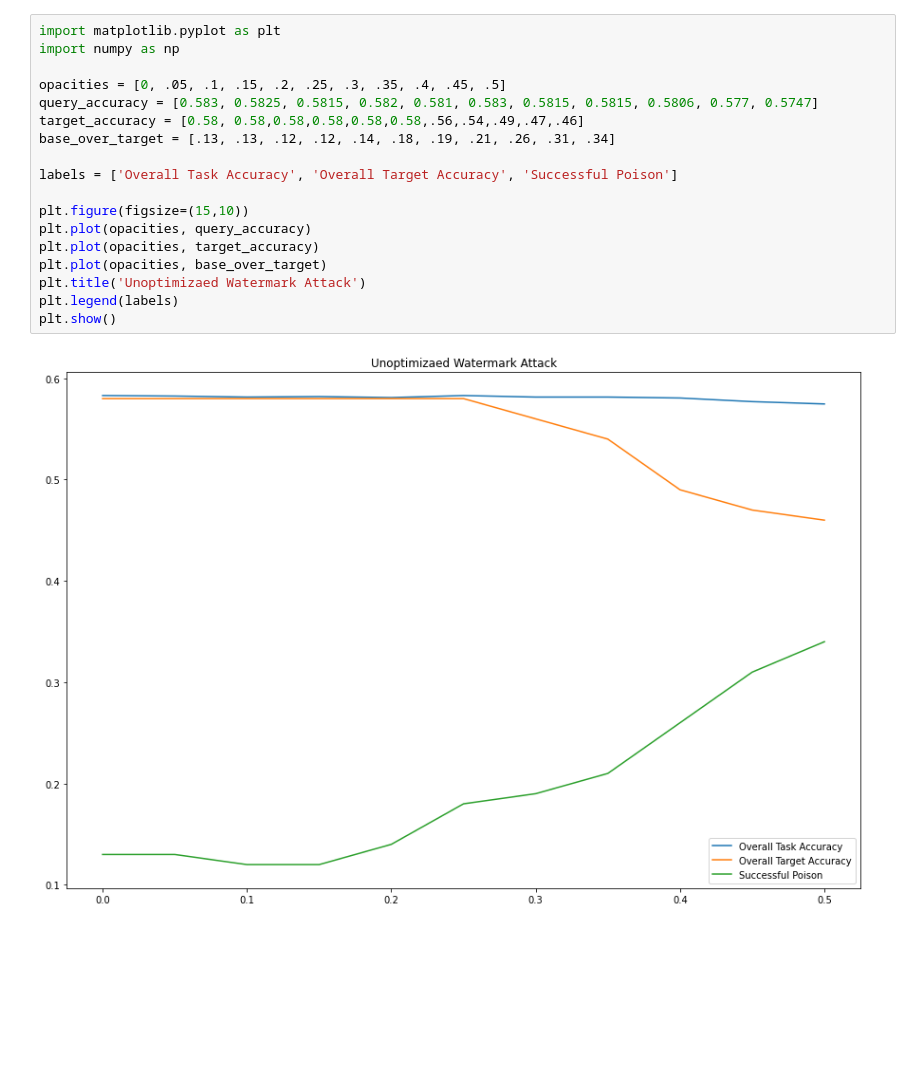
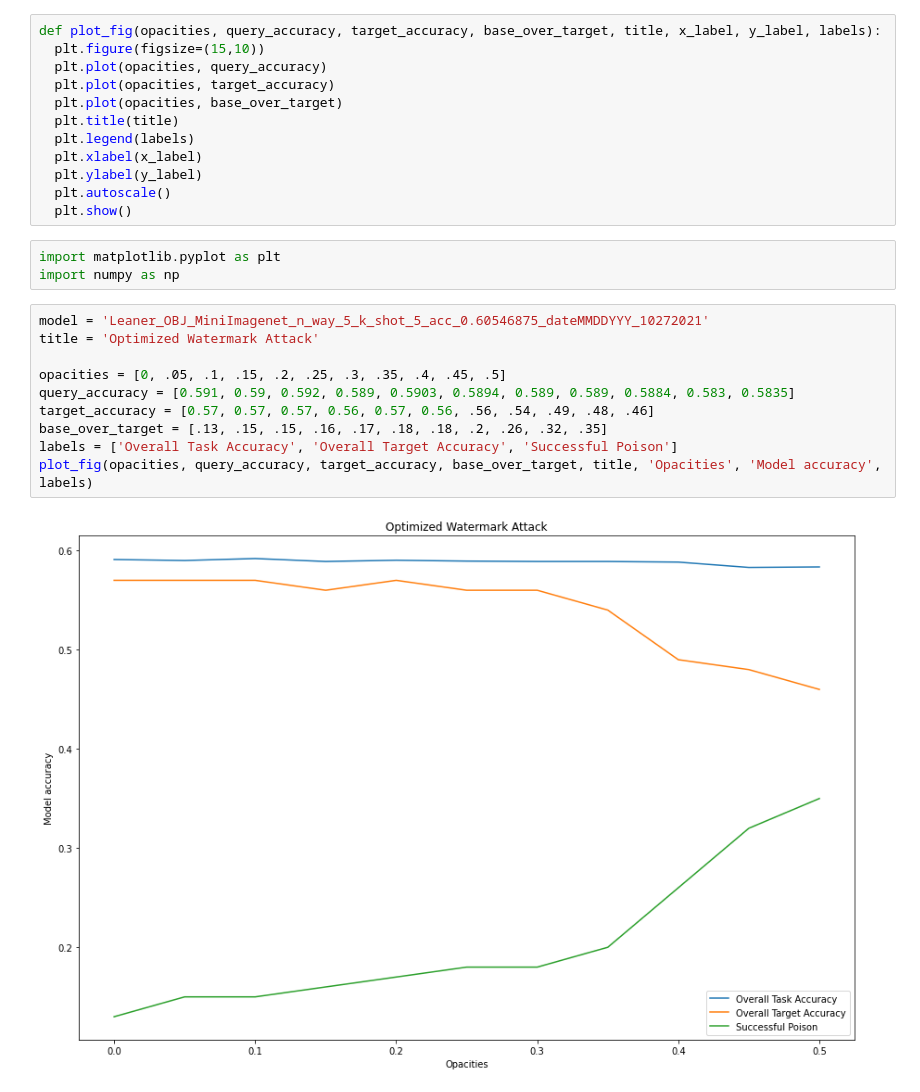
Before and after one commit to mjhoover1/Robust_MAML, a Jupyter notebook: Figure_Creation.ipynb, the cells around one changed output. Saved outputs shown, nothing was run; the diff lists cells and outputs as text; blank space fills up the shorter version.

```diff
--- a/Figure_Creation.ipynb
+++ b/Figure_Creation.ipynb
@@ -1,22 +1,29 @@
 # %% [markdown]
 <a href="https://colab.research.google.com/github/mjhoover1/Robust_MAML/blob/main/Figure_Creation.ipynb" target="_parent"><img src="https://colab.research.google.com/assets/colab-badge.svg" alt="Open In Colab"/></a>
+# %%
+def plot_fig(opacities, query_accuracy, target_accuracy, base_over_target, title, x_label, y_label, labels):
+  plt.figure(figsize=(15,10))
+  plt.plot(opacities, query_accuracy)
+  plt.plot(opacities, target_accuracy)
+  plt.plot(opacities, base_over_target)
+  plt.title(title)
+  plt.legend(labels)
+  plt.xlabel(x_label)
+  plt.ylabel(y_label)
+  plt.autoscale()
+  plt.show()
+# %%
+import matplotlib.pyplot as plt
+import numpy as np
 # %%
-import matplotlib.pyplot as plt
-import numpy as np
+model = 'Leaner_OBJ_MiniImagenet_n_way_5_k_shot_5_acc_0.60546875_dateMMDDYYY_10272021'
+title = 'Optimized Watermark Attack'
 
 opacities = [0, .05, .1, .15, .2, .25, .3, .35, .4, .45, .5]
-query_accuracy = [0.583, 0.5825, 0.5815, 0.582, 0.581, 0.583, 0.5815, 0.5815, 0.5806, 0.577, 0.5747]
-target_accuracy = [0.58, 0.58,0.58,0.58,0.58,0.58,.56,.54,.49,.47,.46]
-base_over_target = [.13, .13, .12, .12, .14, .18, .19, .21, .26, .31, .34]
-
+query_accuracy = [0.591, 0.59, 0.592, 0.589, 0.5903, 0.5894, 0.589, 0.589, 0.5884, 0.583, 0.5835]
+target_accuracy = [0.57, 0.57, 0.57, 0.56, 0.57, 0.56, .56, .54, .49, .48, .46]
+base_over_target = [.13, .15, .15, .16, .17, .18, .18, .2, .26, .32, .35]
 labels = ['Overall Task Accuracy', 'Overall Target Accuracy', 'Successful Poison']
-
-plt.figure(figsize=(15,10))
-plt.plot(opacities, query_accuracy)
-plt.plot(opacities, target_accuracy)
-plt.plot(opacities, base_over_target)
-plt.title('Unoptimizaed Watermark Attack')
-plt.legend(labels)
-plt.show()
+plot_fig(opacities, query_accuracy, target_accuracy, base_over_target, title, 'Opacities', 'Model accuracy', labels)
 # %% [output]
-[figure, old version]
+[figure, new version]
```
Also changed, not shown: parts of 17 cells of this notebook.
